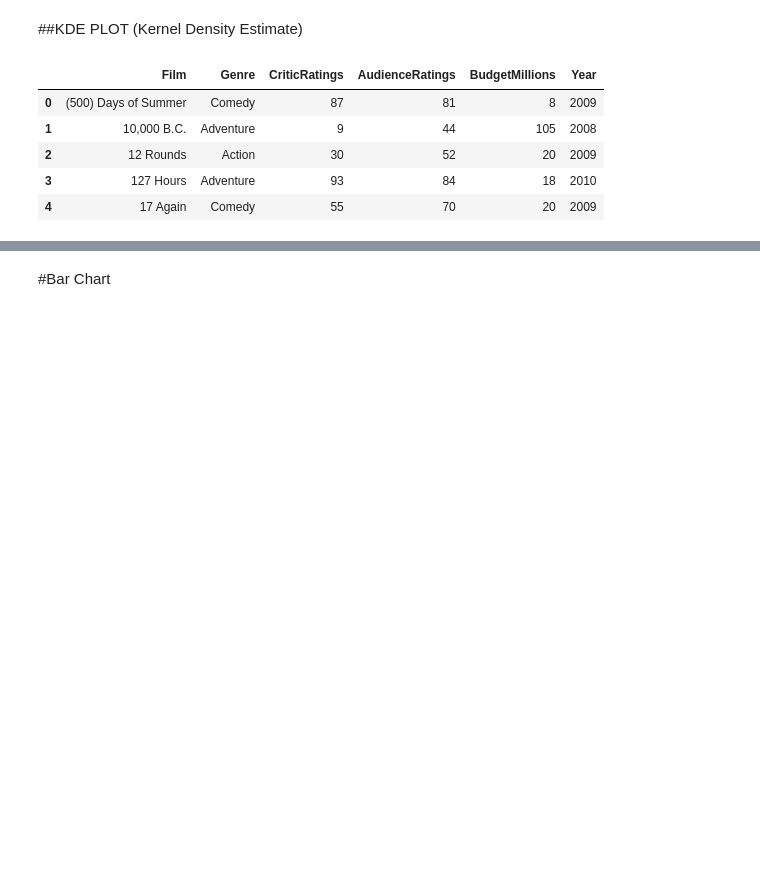
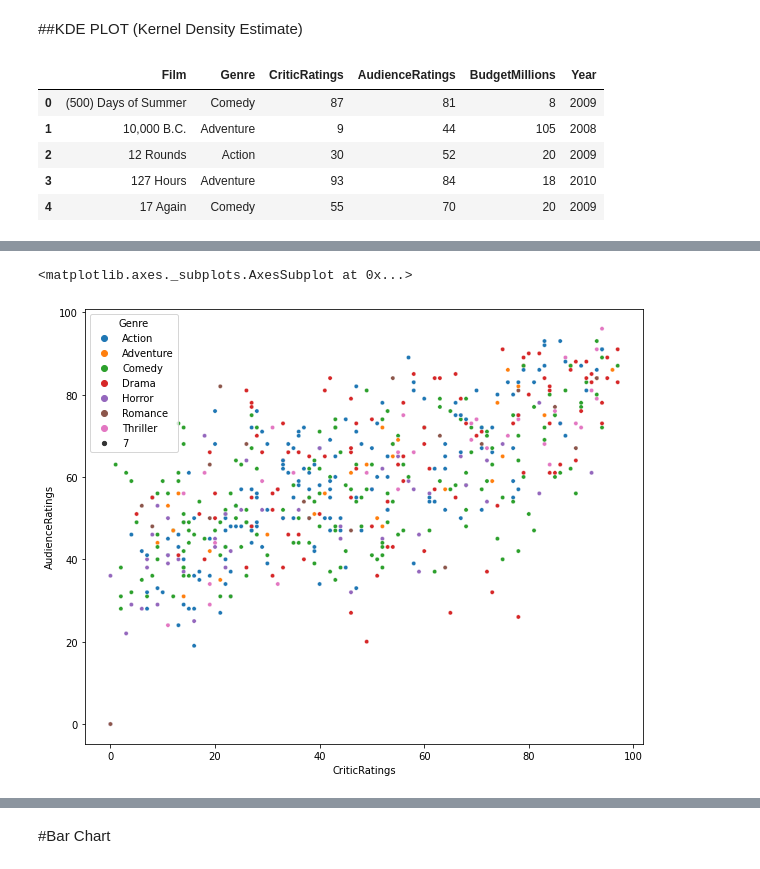
Before and after one commit to Leandro-Oak/PYTHON, a Jupyter notebook: Visualization_Udemy.ipynb, the cells around one changed output, grey strips where cells are left out. Drawn from its saved outputs; the diff is of its cells as text; code cells hidden in the pictures; blank space fills up the shorter version.

```diff
--- a/Visualization_Udemy.ipynb
+++ b/Visualization_Udemy.ipynb
@@ -322,0 +330,5 @@ movies.head()
+# %%
+sns.scatterplot(data=movies, x='CriticRatings',y='AudienceRatings', size=7, hue='Genre')
+# %% [output]
+<matplotlib.axes._subplots.AxesSubplot at 0x...>
+[figure, added]
```
Also changed, not shown: parts of 3 cells of this notebook.
